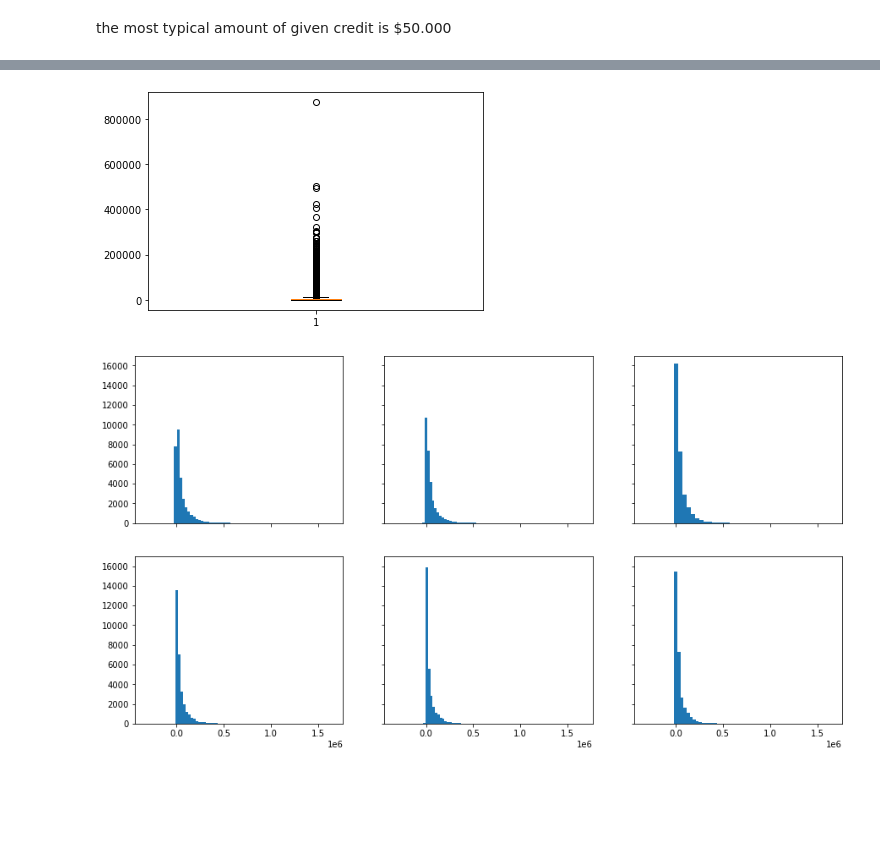
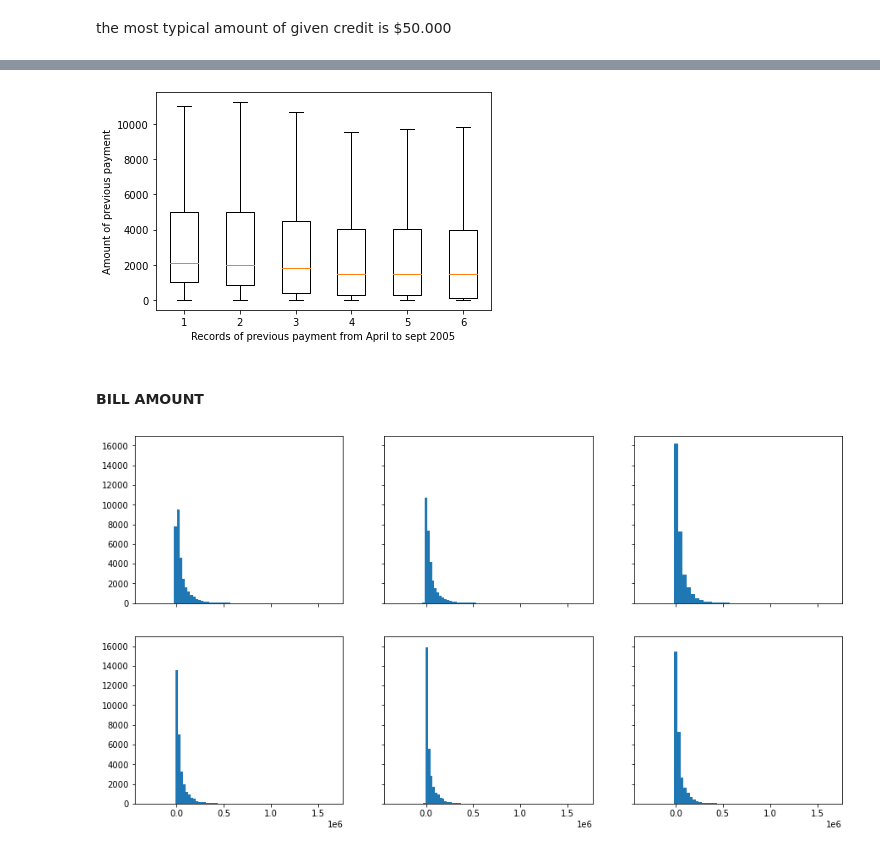
Before and after one commit to alefbenages/CrediOne, a Jupyter notebook: M2T1.1.ipynb, the cells around one changed output, grey strips where cells are left out. Saved outputs shown, nothing was run; the diff lists cells and outputs as text; code cells hidden in the pictures; blank space fills up the shorter version.

```diff
--- a/M2T1.1.ipynb
+++ b/M2T1.1.ipynb
@@ -500,8 +495,14 @@ plt.show()
-# %%
-fig, ax = plt.subplots()
-ax.boxplot(df['PAY_AMT1'])
-
-plt.show()
-# %% [output]
-[figure, removed]
+# %%
+fig, ax = plt.subplots()
+
+ax.boxplot(bill_hist, showfliers=False) #Outliers turned off, just to be able to see beter the effect.
+
+ax.set_ylabel('Amount of previous payment')
+ax.set_xlabel('Records of previous payment from April to sept 2005')
+
+plt.show()
+# %% [output]
+[figure, added]
+# %% [markdown]
+#### BILL AMOUNT
 # %%
```
Also changed, not shown: parts of 80 cells of this notebook, 15 other files.
